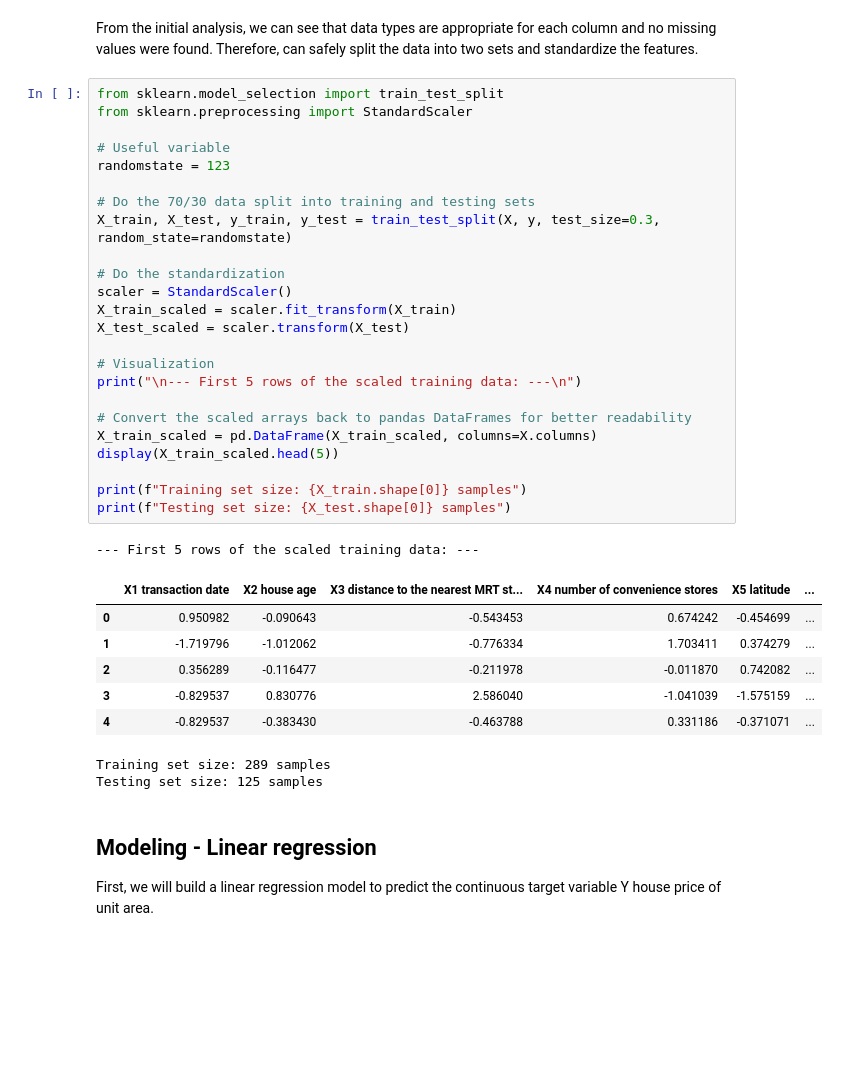
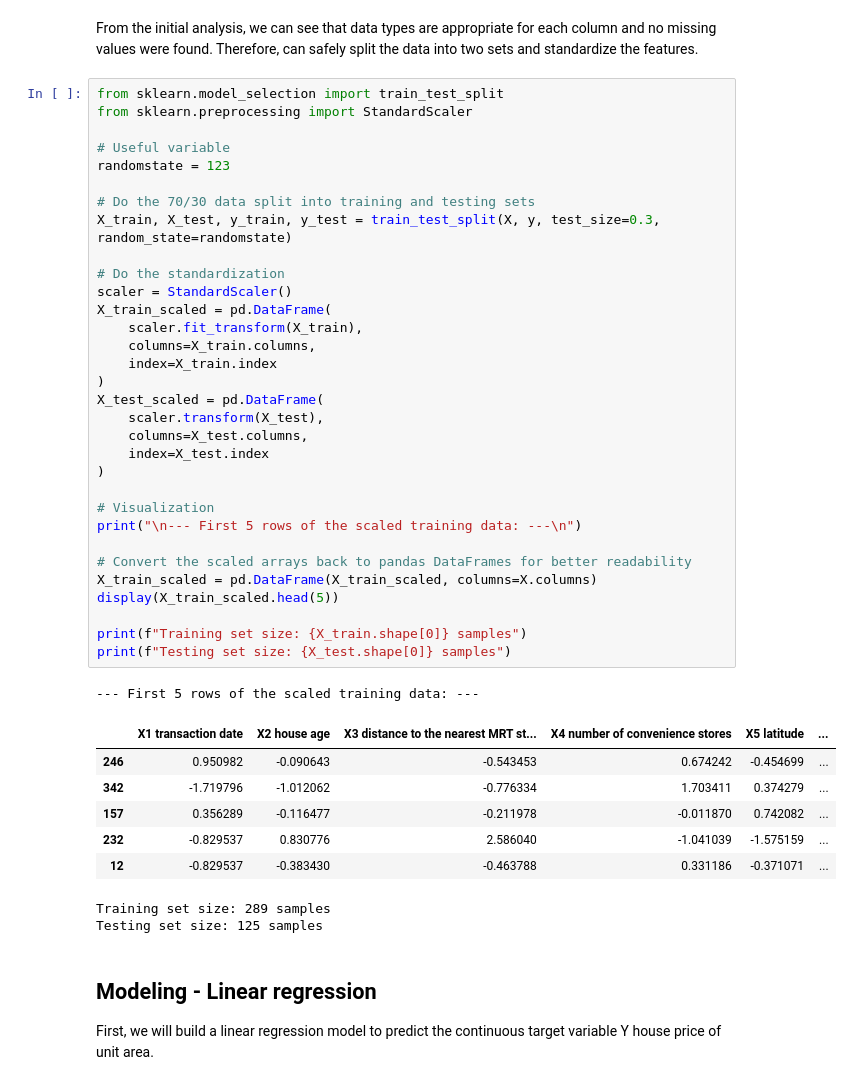
Before and after one commit to Itz-Ezu/DKKO_group6, a Jupyter notebook: linear_logistic_regression/housingPricingAlwaysRising.ipynb, the cells around one changed output. Drawn from its saved outputs; the diff is of its cells as text; blank space fills up the shorter version.

```diff
--- a/linear_logistic_regression/housingPricingAlwaysRising.ipynb
+++ b/linear_logistic_regression/housingPricingAlwaysRising.ipynb
@@ -87,35 +87,43 @@ From the initial analysis, we can see that data types are appropriate for each c
 # %%
 from sklearn.model_selection import train_test_split
 from sklearn.preprocessing import StandardScaler
 
 # Useful variable
 randomstate = 123
 
 # Do the 70/30 data split into training and testing sets
 X_train, X_test, y_train, y_test = train_test_split(X, y, test_size=0.3, random_state=randomstate)
 
 # Do the standardization
 scaler = StandardScaler()
-X_train_scaled = scaler.fit_transform(X_train)
-X_test_scaled = scaler.transform(X_test)
+X_train_scaled = pd.DataFrame(
+    scaler.fit_transform(X_train),
+    columns=X_train.columns,
+    index=X_train.index
+)
+X_test_scaled = pd.DataFrame(
+    scaler.transform(X_test),
+    columns=X_test.columns,
+    index=X_test.index
+)
 
 # Visualization
 print("\n--- First 5 rows of the scaled training data: ---\n")
 
 # Convert the scaled arrays back to pandas DataFrames for better readability
 X_train_scaled = pd.DataFrame(X_train_scaled, columns=X.columns)
 display(X_train_scaled.head(5))
 
 print(f"Training set size: {X_train.shape[0]} samples")
 print(f"Testing set size: {X_test.shape[0]} samples")
 # %% [output]
 --- First 5 rows of the scaled training data: ---
 |  | X1 transaction date | X2 house age | X3 distance to the nearest MRT st... | X4 number of convenience stores | X5 latitude | ... |
-| 0 | 0.950982 | -0.090643 | -0.543453 | 0.674242 | -0.454699 | ... |
-| 1 | -1.719796 | -1.012062 | -0.776334 | 1.703411 | 0.374279 | ... |
-| 2 | 0.356289 | -0.116477 | -0.211978 | -0.011870 | 0.742082 | ... |
-| 3 | -0.829537 | 0.830776 | 2.586040 | -1.041039 | -1.575159 | ... |
-| 4 | -0.829537 | -0.383430 | -0.463788 | 0.331186 | -0.371071 | ... |
+| 246 | 0.950982 | -0.090643 | -0.543453 | 0.674242 | -0.454699 | ... |
+| 342 | -1.719796 | -1.012062 | -0.776334 | 1.703411 | 0.374279 | ... |
+| 157 | 0.356289 | -0.116477 | -0.211978 | -0.011870 | 0.742082 | ... |
+| 232 | -0.829537 | 0.830776 | 2.586040 | -1.041039 | -1.575159 | ... |
+| 12 | -0.829537 | -0.383430 | -0.463788 | 0.331186 | -0.371071 | ... |
 Training set size: 289 samples
 Testing set size: 125 samples
 # %% [markdown]
```
Also changed, not shown: parts of 18 cells of this notebook.
